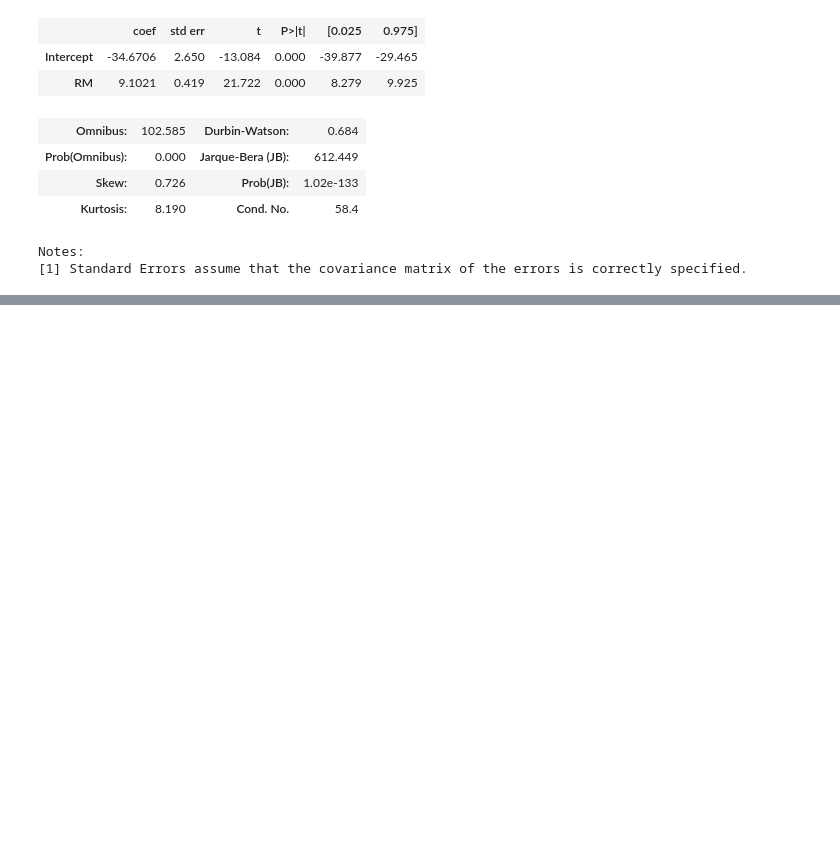
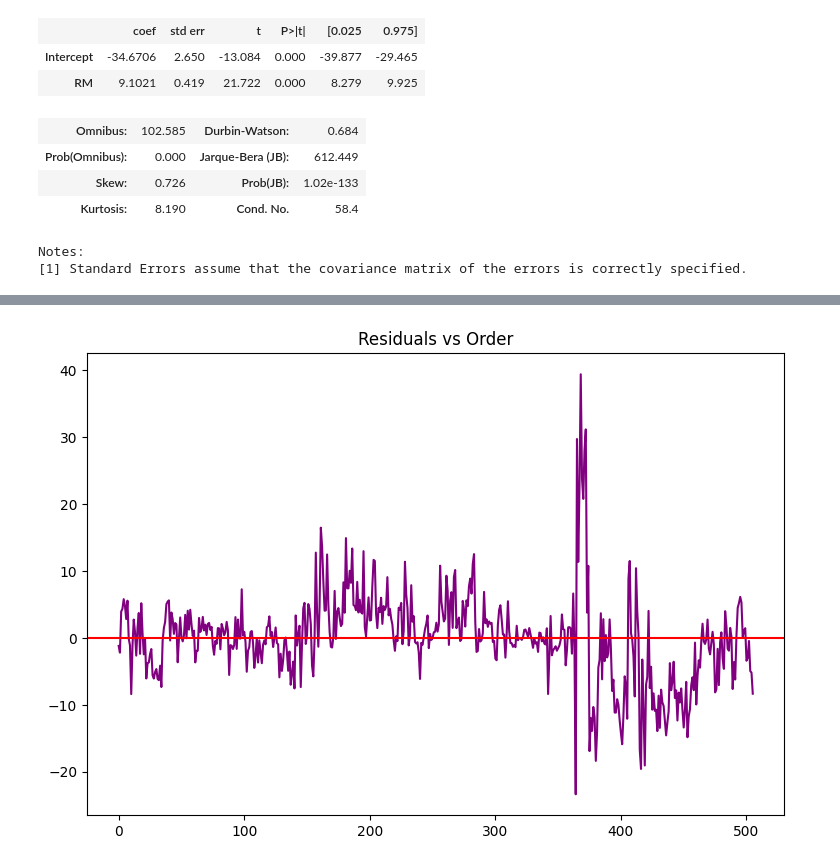
Before and after one commit to DinYeo/CourseraHKU, a Jupyter notebook: Regression Model.ipynb, the cells around one changed output, grey strips where cells are left out. Drawn from its saved outputs; the diff is of its cells as text; code cells hidden in the pictures; blank space fills up the shorter version.

```diff
--- a/Regression Model.ipynb
+++ b/Regression Model.ipynb
@@ -127,0 +152,9 @@ Notes:
+# %%
+housing['Error'] = housing['MEDV'] - housing['BestResponse']
+plt.figure(figsize=(9, 6))
+plt.title('Residuals vs Order')
+plt.plot(housing.index, housing['Error'], color='purple')
+plt.axhline(0, color='red')
+plt.show()
+# %% [output]
+[figure, added]
```
Also changed, not shown: parts of 6 cells of this notebook, 11 other files.
